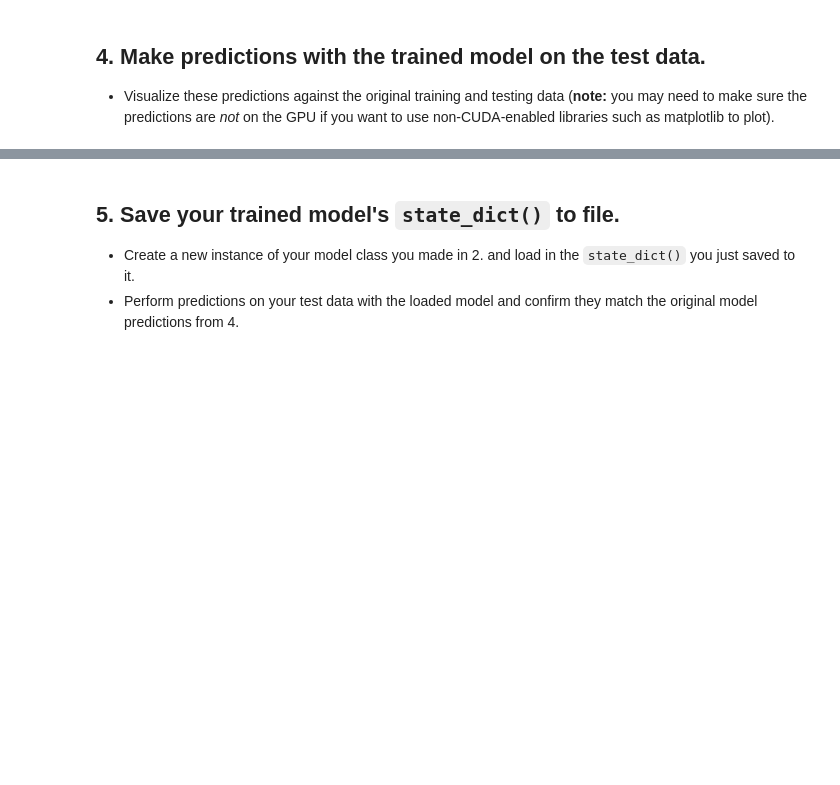
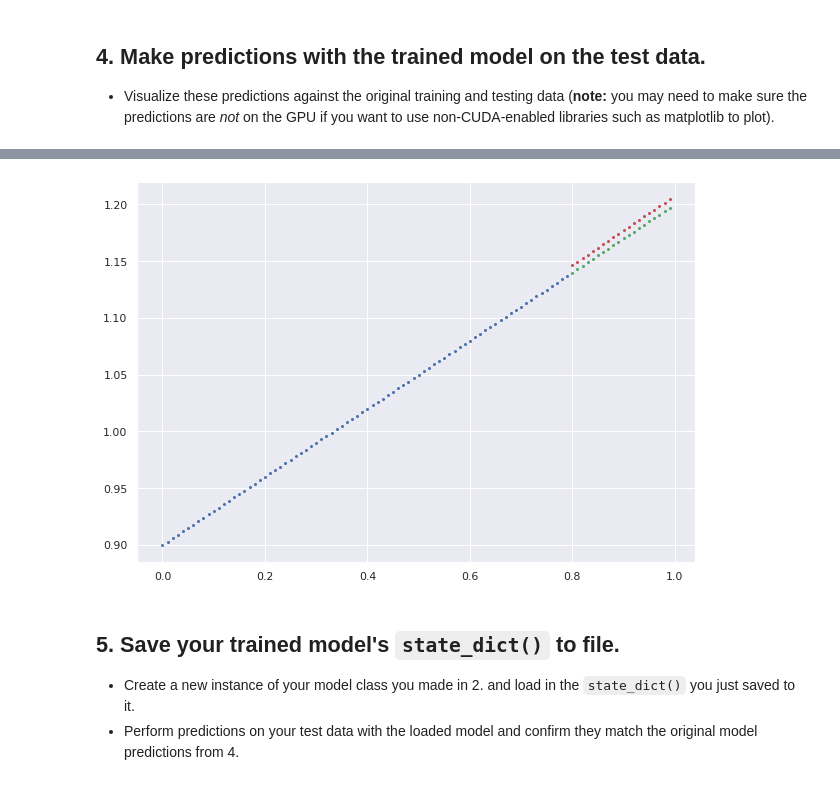
Before and after one commit to E1250/ztm-pytorch, a Jupyter notebook: 01_pytorch_workflow_exercises.ipynb, the cells around one changed output, grey strips where cells are left out. Saved outputs shown, nothing was run; the diff lists cells and outputs as text; code cells hidden in the pictures; blank space fills up the shorter version.

```diff
--- a/01_pytorch_workflow_exercises.ipynb
+++ b/01_pytorch_workflow_exercises.ipynb
@@ -92,16 +92,15 @@ X_test , y_test = X[split:],y[split:]
 len(X_train), len(X_test) ,len(y_train), len(y_test)
 # %% [output]
 (80, 20, 80, 20)
-# %%
-# Plot the training and testing data
-def plotter(pred):
-  plt.plot(X_train,y_train)
-  plt.plot(X_test,y_test)
-  plt.plot(pred,y_test)
-  plt.title("Plotting the Training And Testing Data")
-  plt.xlabel("Testing")
-  plt.ylabel("Predicting")
-  plt.show()
+# %%
+# Plot the training and testing data
+
+def plotter(pred):
+  plt.figure(figsize = (10,7))
+  plt.scatter(X_train,y_train,c = 'b',s = 4,label = "Training data")
+  plt.scatter(X_test,y_test,c = 'g',s = 4,label = "Test data")
+
+  plt.scatter(X_test,pred,c = 'r',s = 4,label = "Predictions")
 # %% [markdown]
 ## 2. Build a PyTorch model by subclassing `nn.Module`.
   * Inside should be a randomly initialized `nn.Parameter()` with `requires_grad=True`, one for `weights` and one for `bias`.
@@ -118,0 +120,22 @@ class LinearRegressionModel(nn.Module):
+# %%
+# Create PyTorch linear regression model by subclassing nn.Module
+## Option 1
+class LinearRegressionModel(nn.Module):
+  def __init__(self):
+    super().__init__()
+    self.weight = nn.Parameter(data=torch.randn(1,
+                                              requires_grad=True,
+                                              dtype=torch.float
+                                              ))
+
+    self.bias = nn.Parameter(data=torch.randn(1,
+                                              requires_grad=True,
+                                              dtype=torch.float
+                                              ))
+
+  def forward(self, x):
+    return self.weight * x + self.bias
+
+torch.manual_seed(42)
+model_1 = LinearRegressionModel()
+model_1,model_1.state_dict()
@@ -202,3 +229,6 @@ Epoch: 280 | Train loss: 0.006 | Test loss: 0.014
   * Visualize these predictions against the original training and testing data (**note:** you may need to make sure the predictions are *not* on the GPU if you want to use non-CUDA-enabled libraries such as matplotlib to plot).
 # %%
 # Make predictions with the model
+with torch.inference_mode():
+  pred = model(X_test)
+  print(pred)
@@ -205,5 +256,8 @@ Epoch: 280 | Train loss: 0.006 | Test loss: 0.014
 # %%
 # Plot the predictions (these may need to be on a specific device)
+plotter(pred)
+# %% [output]
+[figure, added]
 # %% [markdown]
 ## 5. Save your trained model's `state_dict()` to file.
   * Create a new instance of your model class you made in 2. and load in the `state_dict()` you just saved to it.
```
Also changed, not shown: parts of 9 cells of this notebook.
